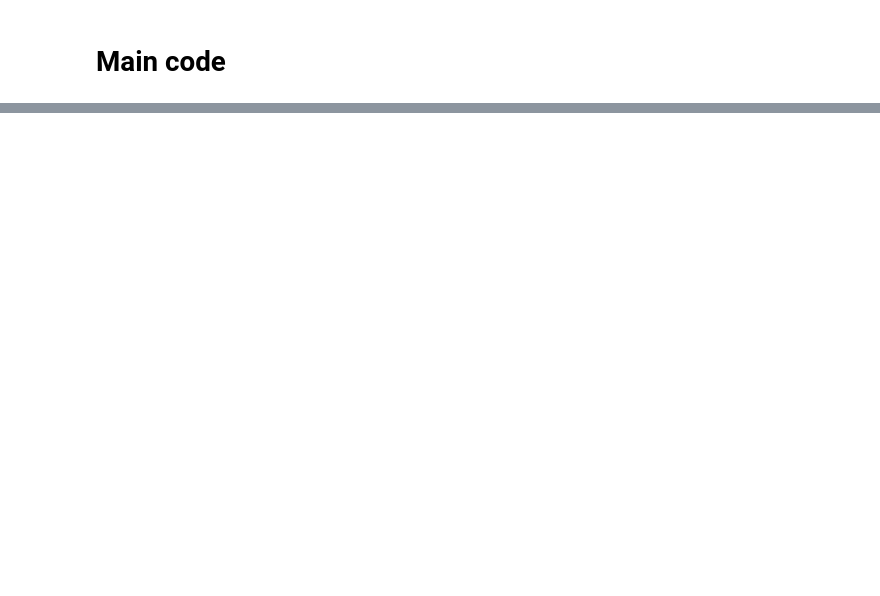
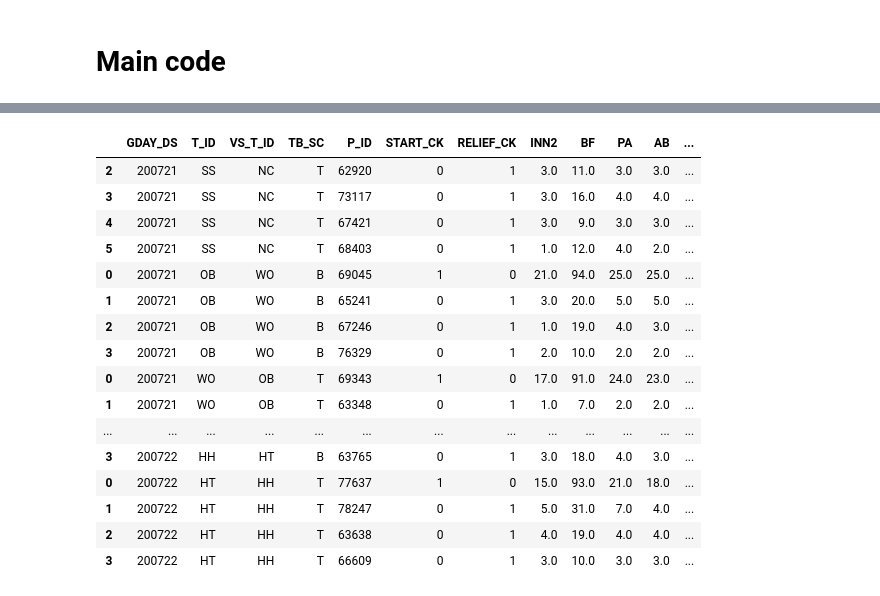
Before and after one commit to gbhong/bigcontest10027, a Jupyter notebook: crawling/Daum_crawling.ipynb, the cells around one changed output, grey strips where cells are left out. Cells and saved outputs as stored; diff of their text form; code cells hidden in the pictures; blank space fills up the shorter version.

```diff
--- a/crawling/Daum_crawling.ipynb
+++ b/crawling/Daum_crawling.ipynb
@@ -236,0 +899,20 @@ team_hit
+# %%
+indiv_pitch.tail(30)
+# %% [output]
+|  | GDAY_DS | T_ID | VS_T_ID | TB_SC | P_ID | START_CK | RELIEF_CK | INN2 | BF | PA | AB | ... |
+| 2 | 200721 | SS | NC | T | 62920 | 0 | 1 | 3.0 | 11.0 | 3.0 | 3.0 | ... |
+| 3 | 200721 | SS | NC | T | 73117 | 0 | 1 | 3.0 | 16.0 | 4.0 | 4.0 | ... |
+| 4 | 200721 | SS | NC | T | 67421 | 0 | 1 | 3.0 | 9.0 | 3.0 | 3.0 | ... |
+| 5 | 200721 | SS | NC | T | 68403 | 0 | 1 | 1.0 | 12.0 | 4.0 | 2.0 | ... |
+| 0 | 200721 | OB | WO | B | 69045 | 1 | 0 | 21.0 | 94.0 | 25.0 | 25.0 | ... |
+| 1 | 200721 | OB | WO | B | 65241 | 0 | 1 | 3.0 | 20.0 | 5.0 | 5.0 | ... |
+| 2 | 200721 | OB | WO | B | 67246 | 0 | 1 | 1.0 | 19.0 | 4.0 | 3.0 | ... |
+| 3 | 200721 | OB | WO | B | 76329 | 0 | 1 | 2.0 | 10.0 | 2.0 | 2.0 | ... |
+| 0 | 200721 | WO | OB | T | 69343 | 1 | 0 | 17.0 | 91.0 | 24.0 | 23.0 | ... |
+| 1 | 200721 | WO | OB | T | 63348 | 0 | 1 | 1.0 | 7.0 | 2.0 | 2.0 | ... |
+| ... | ... | ... | ... | ... | ... | ... | ... | ... | ... | ... | ... | ... |
+| 3 | 200722 | HH | HT | B | 63765 | 0 | 1 | 3.0 | 18.0 | 4.0 | 3.0 | ... |
+| 0 | 200722 | HT | HH | T | 77637 | 1 | 0 | 15.0 | 93.0 | 21.0 | 18.0 | ... |
+| 1 | 200722 | HT | HH | T | 78247 | 0 | 1 | 5.0 | 31.0 | 7.0 | 4.0 | ... |
+| 2 | 200722 | HT | HH | T | 63638 | 0 | 1 | 4.0 | 19.0 | 4.0 | 4.0 | ... |
+| 3 | 200722 | HT | HH | T | 66609 | 0 | 1 | 3.0 | 10.0 | 3.0 | 3.0 | ... |
```
Also changed, not shown: parts of 20 cells of this notebook, 9 other files.
